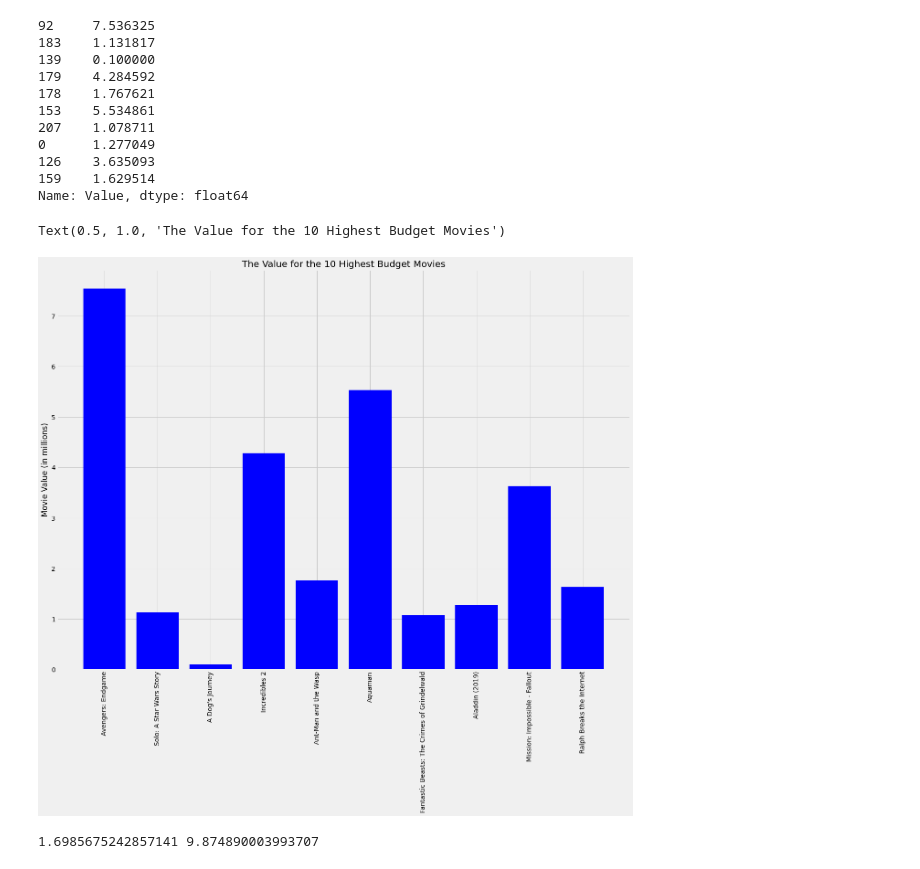
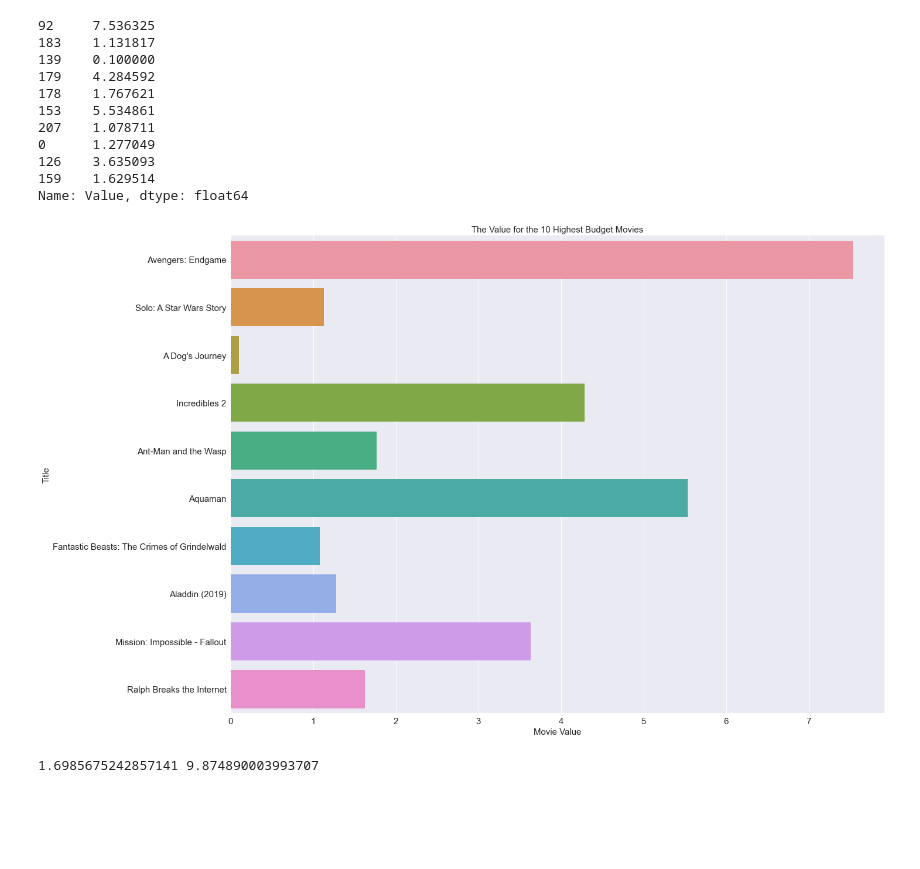
Before and after one commit to bmccabe96/Movie_Box_Office_Analysis, a Jupyter notebook: Reddit_Data_Anaylsis.ipynb, the cells around one changed output. Saved outputs shown, nothing was run; the diff lists cells and outputs as text; code cells hidden in the pictures; blank space fills up the shorter version.

Commit message:
edited notebooks and visuals

```diff
--- a/Reddit_Data_Anaylsis.ipynb
+++ b/Reddit_Data_Anaylsis.ipynb
@@ -9,6 +9,10 @@
 # %%
 import pandas as pd # Importing the necessary libraries
 import numpy as np
+import seaborn as sns
+import matplotlib.pyplot as plt
+%matplotlib inline
+plt.style.use("seaborn")
 # %%
 df=pd.read_csv('Reddit_data.csv') # reading dataframe
 df.head() #and checking first 5 rows
@@ -117,10 +121,6 @@ df.sort_values('Budget',ascending=False)['Budget'].head(10)
 126    178000000.0
 159    175000000.0
 Name: Budget, dtype: float64
-# %%
-import matplotlib.pyplot as plt #importing matplotlib for plotting
-%matplotlib inline
-plt.style.use("fivethirtyeight")
 # %%
 y_1=df.sort_values('Budget',ascending=False)['Budget'].head(10)
 #collecting Budget numbers for movies with 10 highest budgets
@@ -242,13 +265,14 @@ v_1 #value of 10 highest budget movies
 Name: Value, dtype: float64
 # %%
 fig,ax=plt.subplots(figsize=(20,15))
-ax.bar(x_1,v_1,color='blue')
-ax.set_xticklabels(labels=x_1,rotation=90)
-ax.set_ylabel('Movie Value (in millions)')
-ax.set_title('The Value for the 10 Highest Budget Movies')
+sns.barplot(x=v_1,y=x_1,ax=ax)
+ax.set_xlabel('Movie Value',fontsize=15)
+ax.set_ylabel('Title',fontsize=15)
+ax.set_title('The Value for the 10 Highest Budget Movies',fontsize=15)
+ax.tick_params(axis='both',labelsize=15)
+fig.savefig('Values for the 10 Highest Budgeted Movies',bbox_inches='tight')
 # %% [output]
-Text(0.5, 1.0, 'The Value for the 10 Highest Budget Movies')
-[figure, old version]
+[figure, new version]
 # %%
 print(v_1.median(),v1.mean()) #On Average top 10 budget movies gross revenue is 9.9 times
                               # larger than it's budget but the median is only 1.7 times
```
Also changed, not shown: parts of 8 cells of this notebook, 5 other files.
